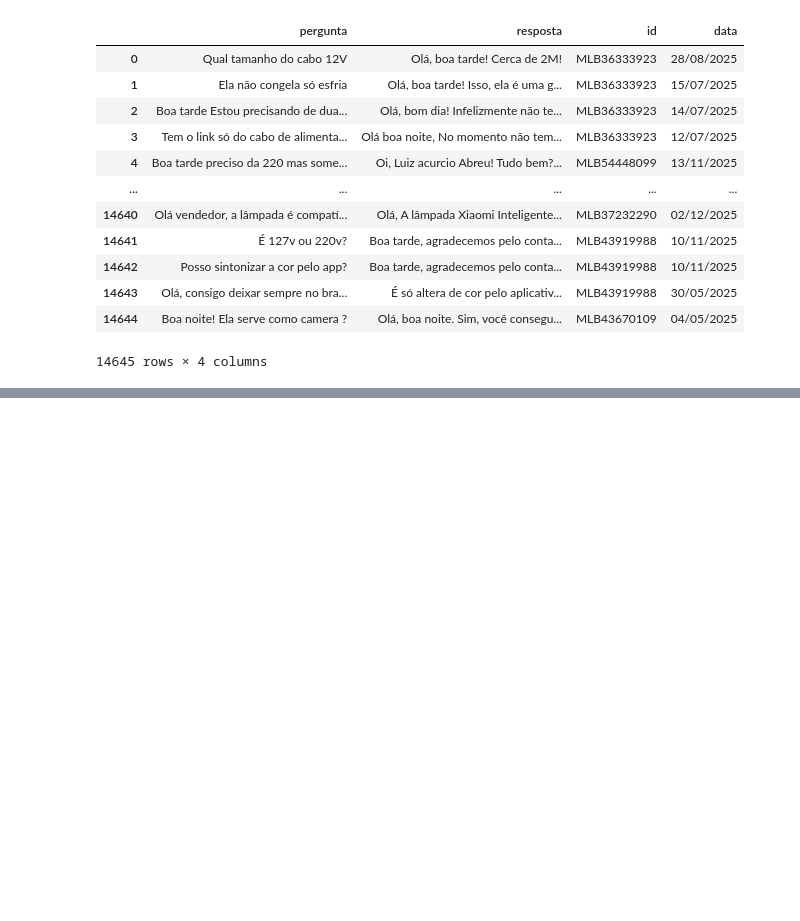
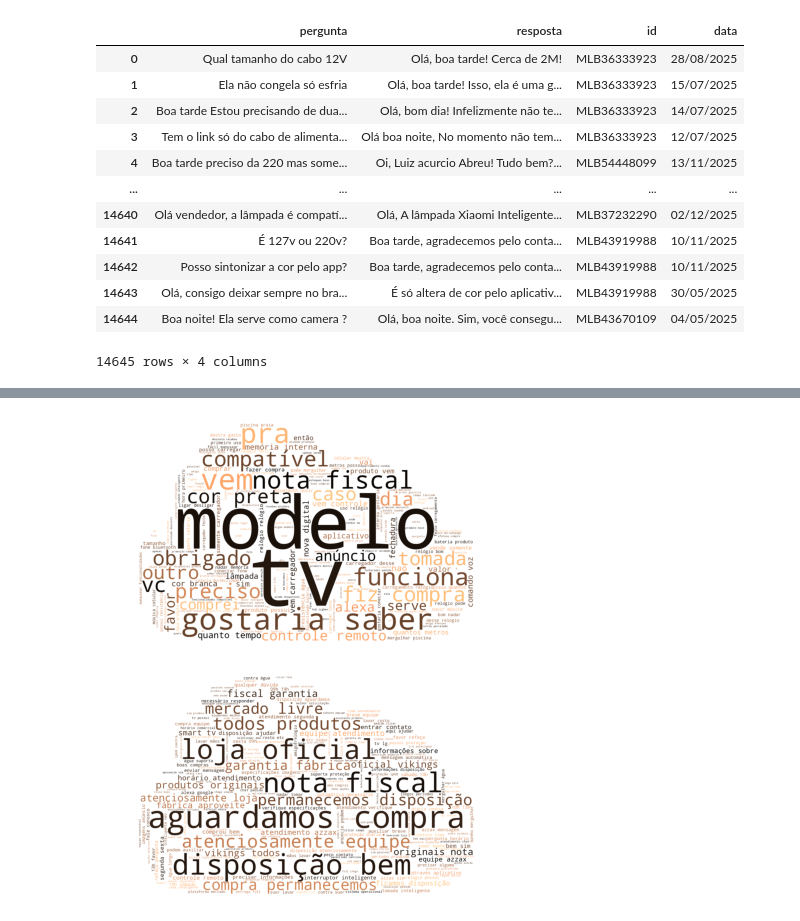
Before and after one commit to JBradachi/tp-nlp, a Jupyter notebook: trabalhoNLP_2.ipynb, the cells around one changed output, grey strips where cells are left out. Saved outputs shown, nothing was run; the diff lists cells and outputs as text; code cells hidden in the pictures; blank space fills up the shorter version.

```diff
--- a/trabalhoNLP_2.ipynb
+++ b/trabalhoNLP_2.ipynb
@@ -318 +362,26 @@ nuvempalavrasgerar(texto, "smartObjectsReviews", 'copper_r')
+# %%
+smartObjectsQuestions["perguntaFiltradoJunto"] = smartObjectsQuestions["perguntaFiltrado"].str.join(', ')
+smartObjectsQuestions["respostaFiltradoJunto"] = smartObjectsQuestions["respostaFiltrado"].str.join(', ')
+
+texto_perguntas = " ".join(s for s in smartObjectsQuestions['perguntaFiltradoJunto'])
+texto_perguntas = texto_perguntas.replace("bom, dia", "")
+texto_perguntas = texto_perguntas.replace("boa, tarde", "")
+texto_perguntas = texto_perguntas.replace("boa, noite", "")
+texto_perguntas = texto_perguntas.replace("olá", "")
+texto_perguntas = texto_perguntas.replace("ola", "")
+texto_perguntas = texto_perguntas.replace("tudo, bem", "")
+
+texto_respostas = " ".join(s for s in smartObjectsQuestions['respostaFiltradoJunto'])
+texto_respostas = texto_respostas.replace("olá, tudo", "")
+texto_respostas = texto_respostas.replace("tudo, bem", "")
+texto_respostas = texto_respostas.replace("olá", "")
+texto_respostas = texto_respostas.replace("boa, tarde", "")
+texto_respostas = texto_respostas.replace("bom, dia", "")
+texto_respostas = texto_respostas.replace("boa, noite", "")
+
+nuvempalavrasgerar(texto_perguntas, "smartObjectsPerguntas2", 'copper_r')
+nuvempalavrasgerar(texto_respostas, "smartObjectsRespostas2", 'copper_r')
+# %% [output]
+[figure, added]
+[figure, added]
 # %%
```
Also changed, not shown: parts of 25 cells of this notebook, 12 other files.
